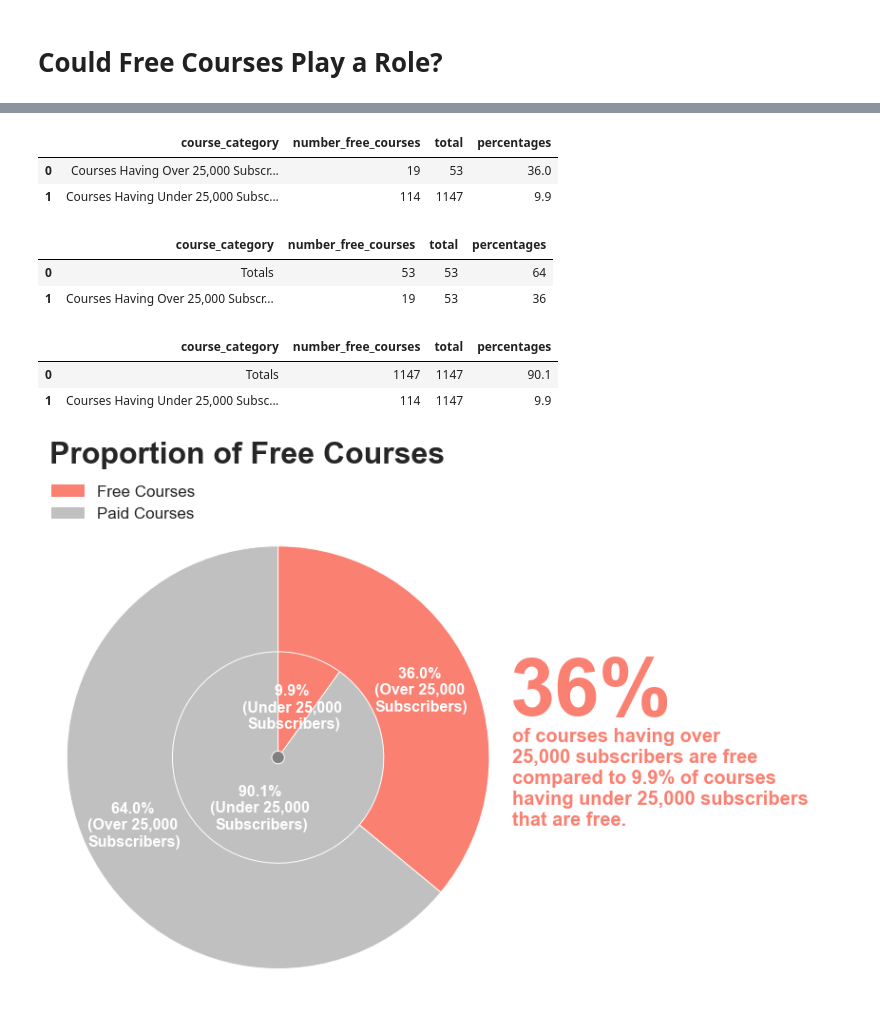
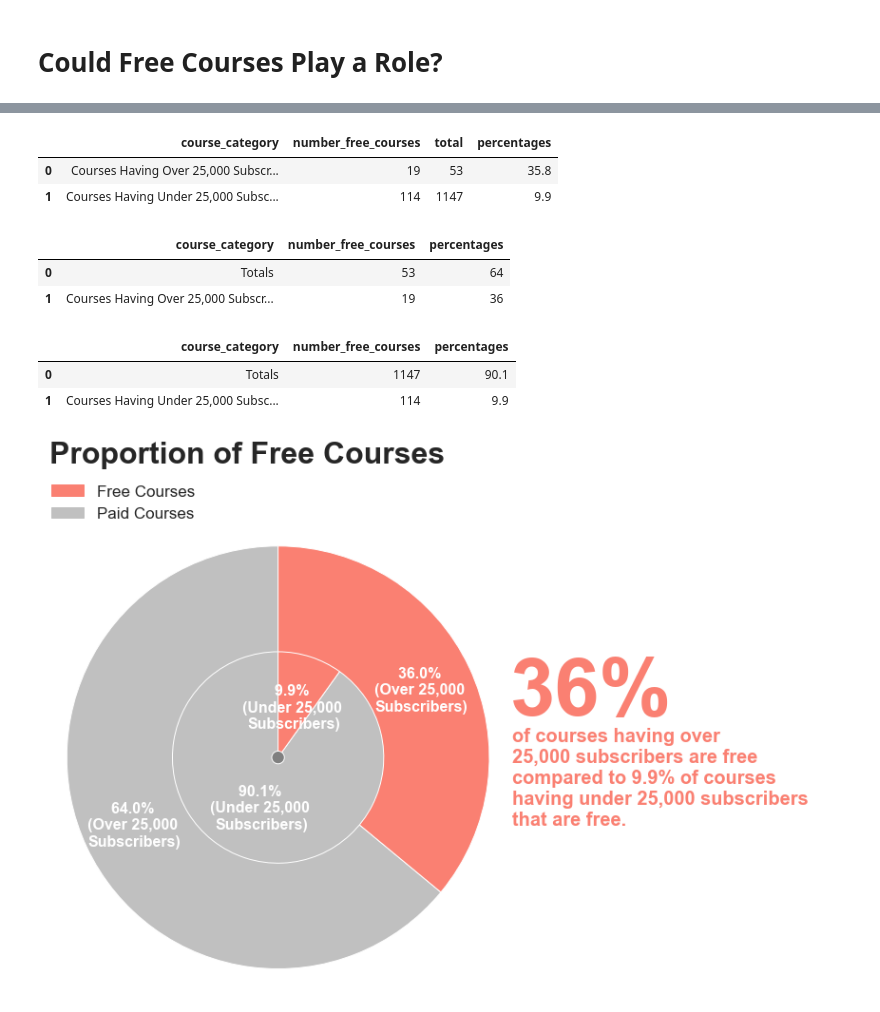
Before and after one commit to willnguyen14/udemy-viz-project, a Jupyter notebook: udemy.ipynb, the cells around one changed output, grey strips where cells are left out. Cells and saved outputs as stored; diff of their text form; code cells hidden in the pictures.

```diff
--- a/udemy.ipynb
+++ b/udemy.ipynb
@@ -565,36 +491,63 @@ Name: isPaid, dtype: int64
+# %%
+# remember variables made by calculations a few cells ago, will use them here
+under25k = web_dev[web_dev.numSubscribers <= 25000]
+over25k = web_dev[web_dev.numSubscribers > 25000]
+
+under25k_count = under25k.shape[0]
+over25k_count = over25k.shape[0]
+
+# free courses among courses with under/over 25,000 subscribers
+freeunder25k = under25k[under25k.price == 0]
+freeover25k = over25k[over25k.price == 0]
+
+# number of free courses having under/over 25,000 subscribers
+freeunder25k_count = freeunder25k.shape[0]
+freeover25k_count = freeover25k.shape[0]
+
+# percent of free courses among courses with under/over 25,000 subscribers
+perfreeunder2k = round(freeunder25k_count/under25k_count, 3)*100
+perfreeover25k = round(freeover25k_count/over25k_count, 3)*100
+
+total = [over25k_count, under25k_count]
+percentages = [perfreeover25k, perfreeunder2k]
+number_free_courses = [freeover25k_count, freeunder25k_count]
+course_category = ["Courses Having Over 25,000 Subscribers",
+                   "Courses Having Under 25,000 Subscribers"]
+
+df_free = pd.DataFrame({"course_category":course_category,
+                        "number_free_courses":number_free_courses,
+                        "total":total,
+                        "percentages":percentages})
+df_free
+# %% [output]
+|  | course_category | number_free_courses | total | percentages |
+| 0 | Courses Having Over 25,000 Subscr... | 19 | 53 | 35.8 |
+| 1 | Courses Having Under 25,000 Subsc... | 114 | 1147 | 9.9 |
 # %%
-total = [53,1147]
-percentages = [36,9.9]
-number_free_courses = [19,114]
-course_category = ["Courses Having Over 25,000 Subscribers","Courses Having Under 25,000 Subscribers"]
-df_free = pd.DataFrame({"course_category":course_category,"number_free_courses":number_free_courses,"total":total,"percentages":percentages})
-display(df_free)
-
 # dataframe specifically made for the pie chart below
-total = [53,53]
 percentages = [64,36]
 number_free_courses = [53,19]
 course_category = ["Totals","Courses Having Over 25,000 Subscribers"]
-df_free_over = pd.DataFrame({"course_category":course_category,"number_free_courses":number_free_courses,"total":total,"percentages":percentages})
+df_free_over = pd.DataFrame({"course_category":course_category,
+                             "number_free_courses":number_free_courses,
+                             "percentages":percentages})
 display(df_free_over)
 
 # dataframe specifically made for the pie chart below
-total = [1147,1147]
 percentages = [90.1,9.9]
 number_free_courses = [1147,114]
 course_category = ["Totals","Courses Having Under 25,000 Subscribers"]
-df_free_under = pd.DataFrame({"course_category":course_category,"number_free_courses":number_free_courses,"total":total,"percentages":percentages})
+df_free_under = pd.DataFrame({"course_category":course_category,
+                              "number_free_courses":number_free_courses,
+                              "percentages":percentages})
 display(df_free_under)
 # %% [output]
-|  | course_category | number_free_courses | total | percentages |
-| 0 | Courses Having Over 25,000 Subscr... | 19 | 53 | 36.0 |
-| 1 | Courses Having Under 25,000 Subsc... | 114 | 1147 | 9.9 |
+|  | course_category | number_free_courses | percentages |
+| 0 | Totals | 53 | 64 |
+| 1 | Courses Having Over 25,000 Subscr... | 19 | 36 |
-|  | course_category | number_free_courses | total | percentages |
-| 0 | Totals | 53 | 53 | 64 |
-| 1 | Courses Having Over 25,000 Subscr... | 19 | 53 | 36 |
+|  | course_category | number_free_courses | percentages |
+| 0 | Totals | 1147 | 90.1 |
+| 1 | Courses Having Under 25,000 Subsc... | 114 | 9.9 |
-|  | course_category | number_free_courses | total | percentages |
-| 0 | Totals | 1147 | 1147 | 90.1 |
-| 1 | Courses Having Under 25,000 Subsc... | 114 | 1147 | 9.9 |
 # %%
 # second pie chart
 plt.figure(figsize=(7,7))
```
Also changed, not shown: parts of 23 cells of this notebook.
